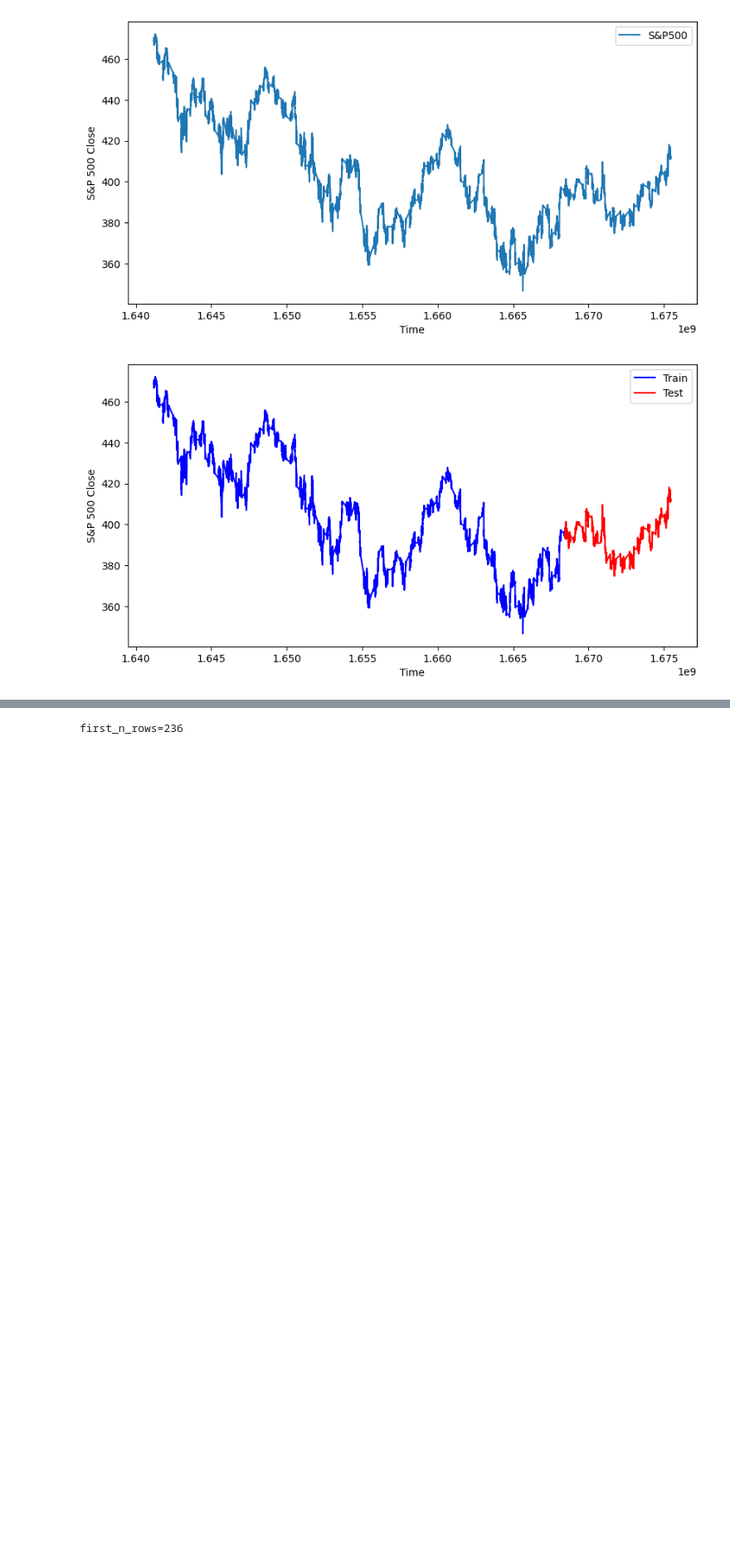
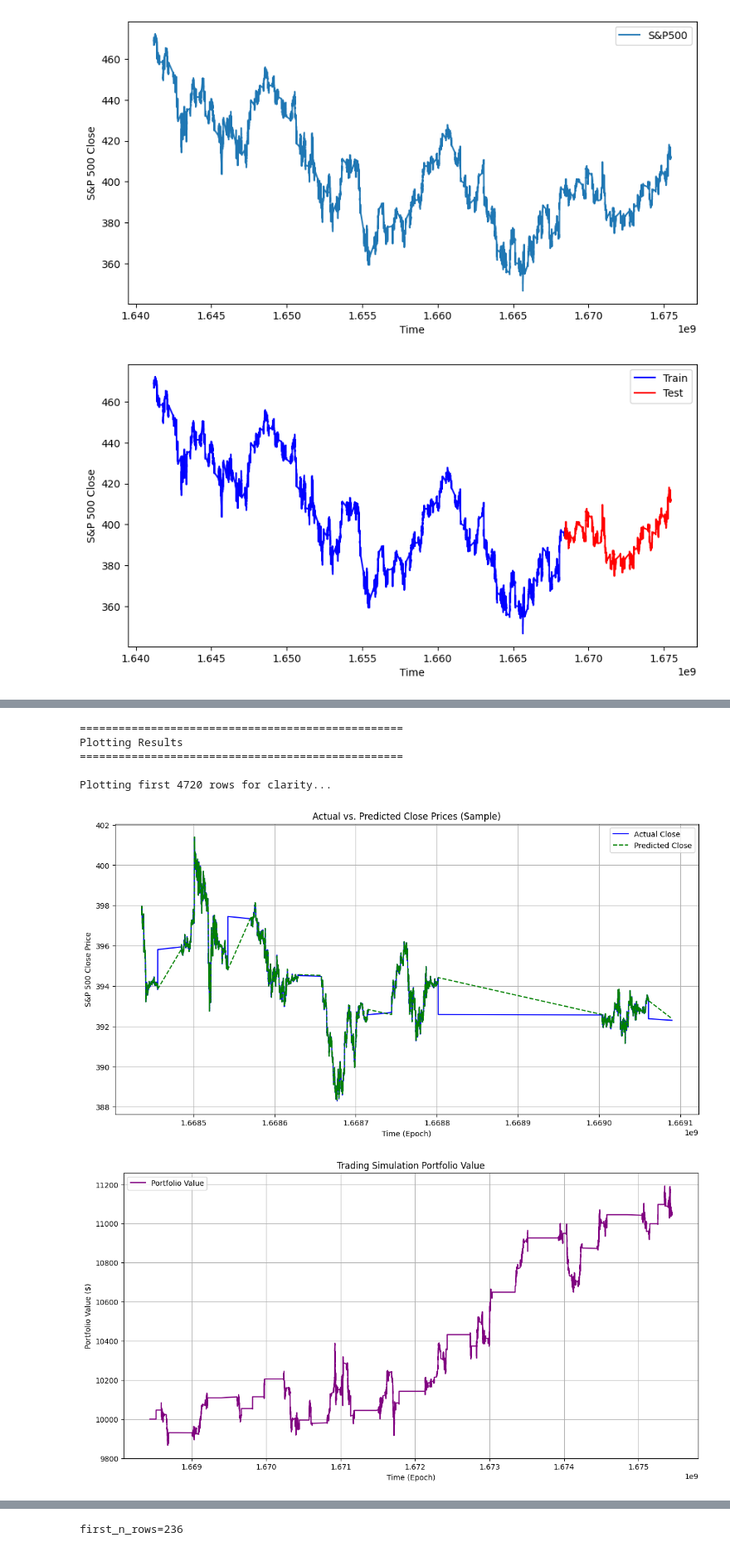
Before and after one commit to yossibatash/tau-final-project, a Jupyter notebook: LSTM_1_min.ipynb, the cells around one changed output, grey strips where cells are left out. Shown at 83% size. Cells and saved outputs as stored; diff of their text form; code cells hidden in the pictures; blank space fills up the shorter version.

Commit message:
predict_price_diff - Update LSTM 1 min to  predict price diff

```diff
--- a/LSTM_1_min.ipynb
+++ b/LSTM_1_min.ipynb
@@ -244,0 +549,38 @@ Model Storage Location - "/Users/ybatash/Workspace/tau.ac.il/tau-final-project/d
+# %%
+# 18. Plotting Results
+print("\n" + "="*50)
+print("Plotting Results")
+print("="*50 + "\n")
+
+# Plot the actual vs. predicted close values for a sample
+sample_ratio = 0.1
+first_n_rows = int(len(res_df) * sample_ratio)
+print(f"Plotting first {first_n_rows} rows for clarity...")
+
+plt.figure(figsize=(14, 7))
+plt.plot(res_df.index[:first_n_rows], res_df['close'].iloc[:first_n_rows], label='Actual Close', color='blue')
+plt.plot(res_df.index[:first_n_rows], res_df['predicted_close_price'].iloc[:first_n_rows], label='Predicted Close', color='green', linestyle='--')
+plt.xlabel('Time (Epoch)')
+plt.ylabel('S&P 500 Close Price')
+plt.title('Actual vs. Predicted Close Prices (Sample)')
+plt.legend()
+plt.grid(True)
+plt.show()
+
+# Plot the portfolio value over time
+plt.figure(figsize=(14, 7))
+plt.plot(res_df.index, res_df['portfolio_value'], label='Portfolio Value', color='purple')
+plt.xlabel('Time (Epoch)')
+plt.ylabel('Portfolio Value ($)')
+plt.title('Trading Simulation Portfolio Value')
+plt.legend()
+plt.grid(True)
+plt.show()
+# %% [output]
+==================================================
+Plotting Results
+==================================================
+
+Plotting first 4720 rows for clarity...
+[figure, added]
+[figure, added]
```
Also changed, not shown: parts of 26 cells of this notebook.
